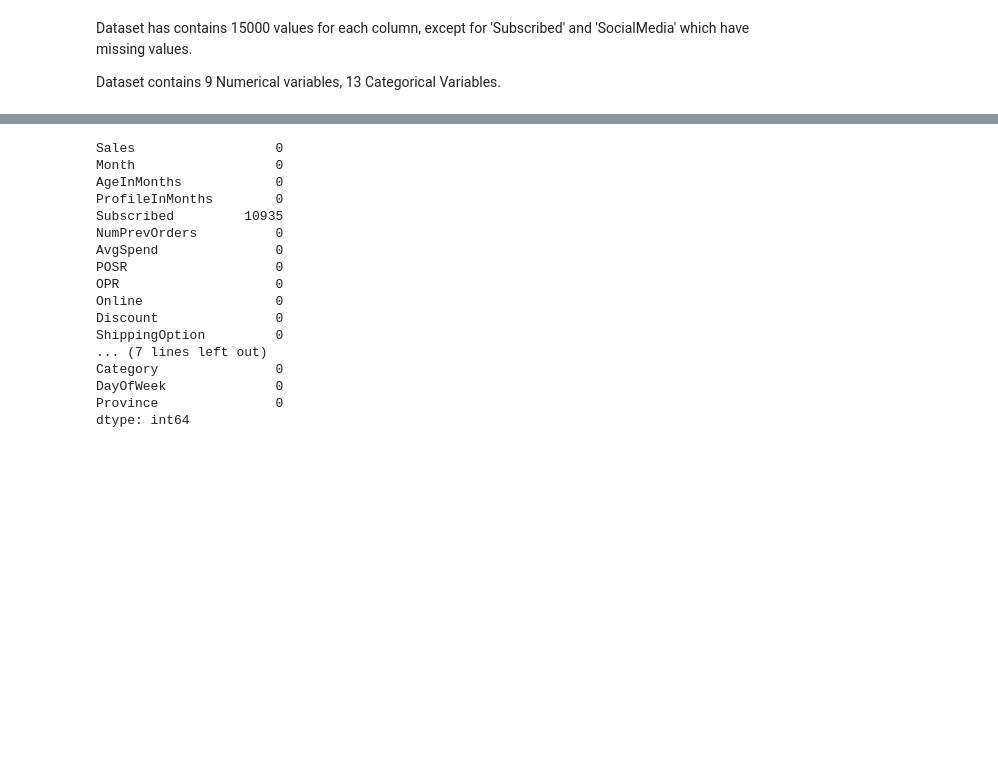
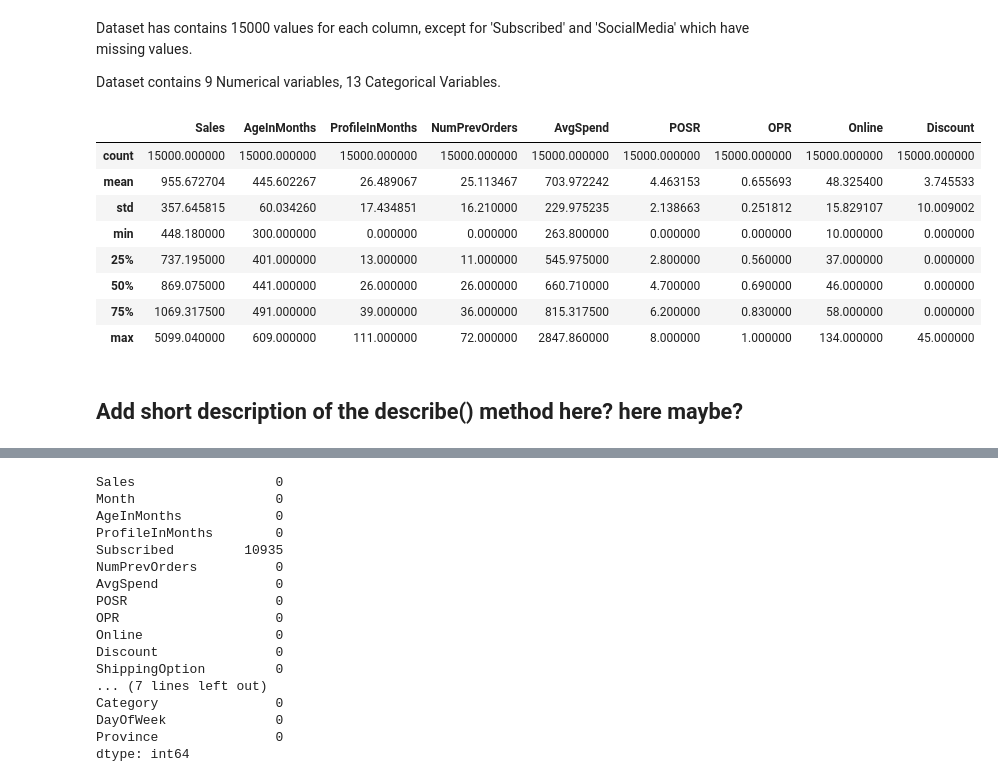
Before and after one commit to TiaanViviers/ShopAlot_analysis, a Jupyter notebook: notebooks/Group22.ipynb, the cells around one changed output, grey strips where cells are left out. Drawn from its saved outputs; the diff is of its cells as text; code cells hidden in the pictures; blank space fills up the shorter version.

```diff
--- a/notebooks/Group22.ipynb
+++ b/notebooks/Group22.ipynb
@@ -57,3 +67,17 @@ memory usage: 2.5+ MB
 Dataset has contains 15000 values for each column, except for 'Subscribed' and 'SocialMedia' which have missing values.
 
 Dataset contains 9 Numerical variables, 13 Categorical Variables.
+# %%
+df.describe()
+# %% [output]
+|  | Sales | AgeInMonths | ProfileInMonths | NumPrevOrders | AvgSpend | POSR | OPR | Online | Discount |
+| count | 15000.000000 | 15000.000000 | 15000.000000 | 15000.000000 | 15000.000000 | 15000.000000 | 15000.000000 | 15000.000000 | 15000.000000 |
+| mean | 955.672704 | 445.602267 | 26.489067 | 25.113467 | 703.972242 | 4.463153 | 0.655693 | 48.325400 | 3.745533 |
+| std | 357.645815 | 60.034260 | 17.434851 | 16.210000 | 229.975235 | 2.138663 | 0.251812 | 15.829107 | 10.009002 |
+| min | 448.180000 | 300.000000 | 0.000000 | 0.000000 | 263.800000 | 0.000000 | 0.000000 | 10.000000 | 0.000000 |
+| 25% | 737.195000 | 401.000000 | 13.000000 | 11.000000 | 545.975000 | 2.800000 | 0.560000 | 37.000000 | 0.000000 |
+| 50% | 869.075000 | 441.000000 | 26.000000 | 26.000000 | 660.710000 | 4.700000 | 0.690000 | 46.000000 | 0.000000 |
+| 75% | 1069.317500 | 491.000000 | 39.000000 | 36.000000 | 815.317500 | 6.200000 | 0.830000 | 58.000000 | 0.000000 |
+| max | 5099.040000 | 609.000000 | 111.000000 | 72.000000 | 2847.860000 | 8.000000 | 1.000000 | 134.000000 | 45.000000 |
+# %% [markdown]
+## Add short description of the describe() method here? here maybe?
```
Also changed, not shown: parts of 14 cells of this notebook.
